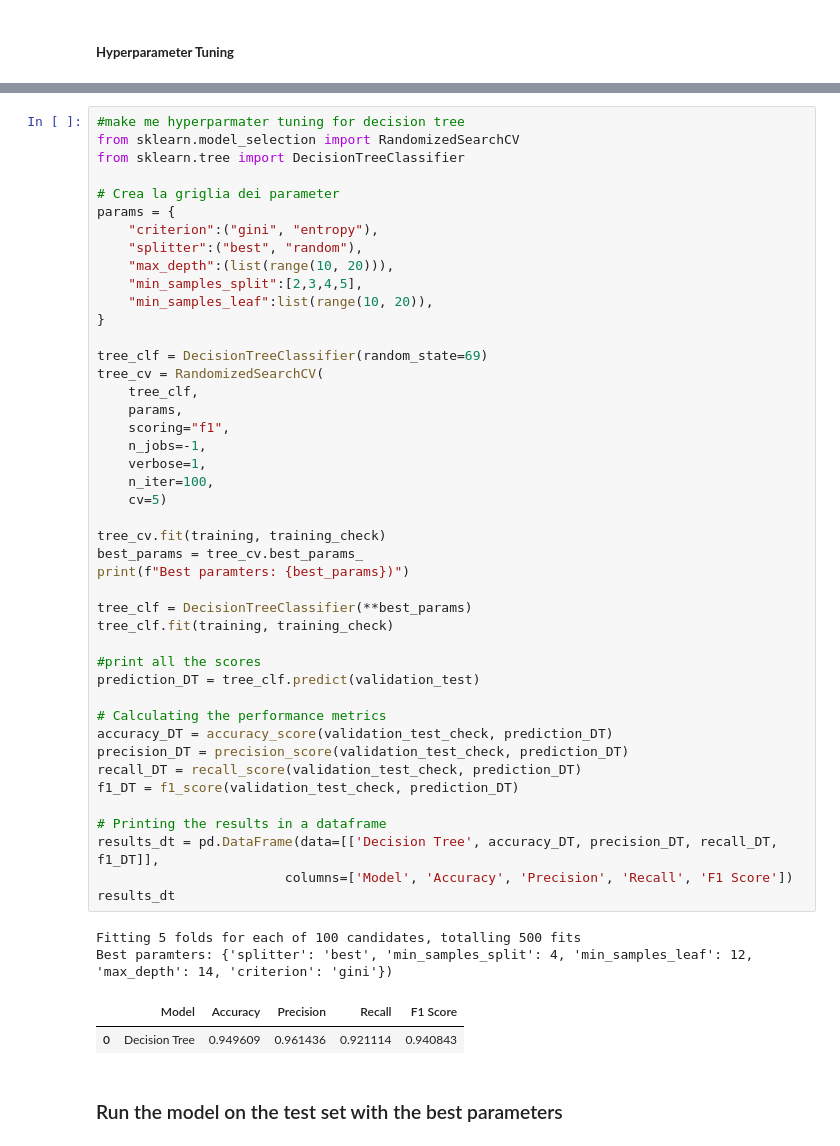
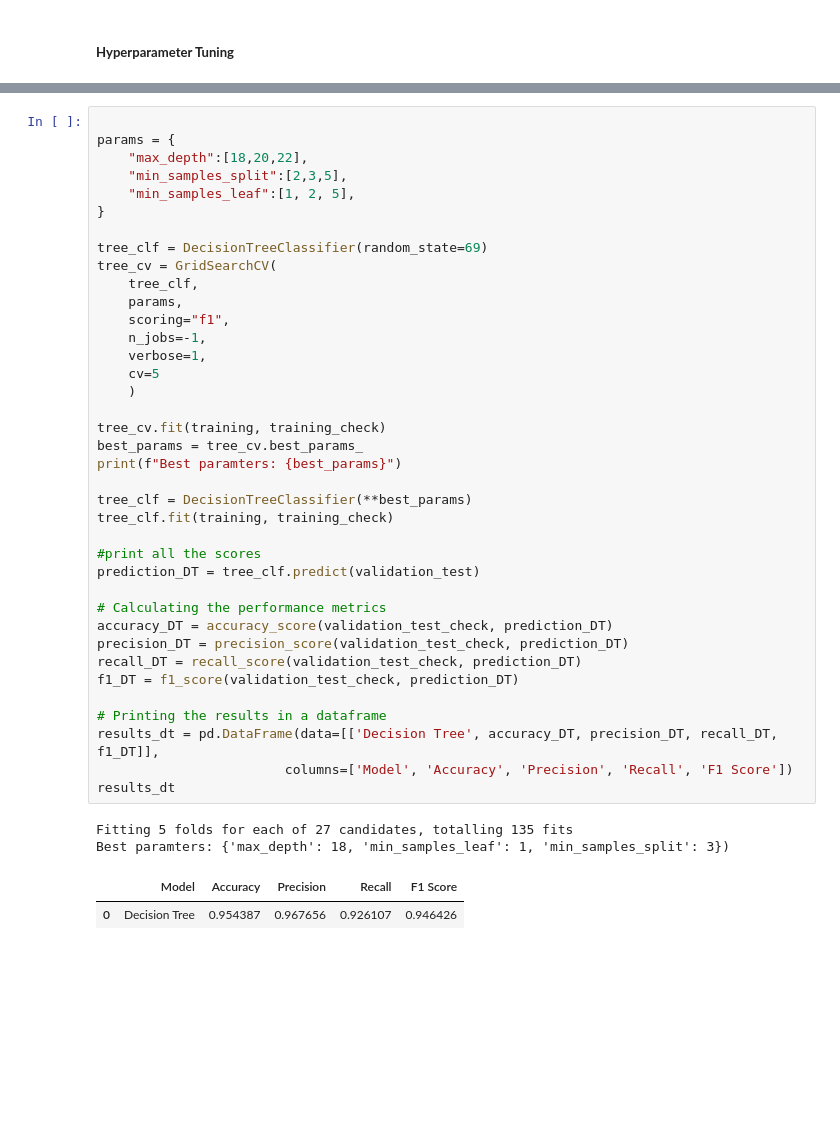
Before and after one commit to Chargent/Trains-Customers-Satisfaction-Machine-Learning-Project, a Jupyter notebook: main.ipynb, the cells around one changed output, grey strips where cells are left out. Cells and saved outputs as stored; diff of their text form; blank space fills up the shorter version.

```diff
--- a/main.ipynb
+++ b/main.ipynb
@@ -693,51 +781,43 @@ After pre-testing with the validation test, we can now start finding the best pa
 # %%
-#make me hyperparmater tuning for decision tree
-from sklearn.model_selection import RandomizedSearchCV
-from sklearn.tree import DecisionTreeClassifier
 
-# Crea la griglia dei parameter
 params = {
-    "criterion":("gini", "entropy"),
-    "splitter":("best", "random"),
-    "max_depth":(list(range(10, 20))),
-    "min_samples_split":[2,3,4,5],
-    "min_samples_leaf":list(range(10, 20)),
+    "max_depth":[18,20,22],
+    "min_samples_split":[2,3,5],
+    "min_samples_leaf":[1, 2, 5],
 }
 
 tree_clf = DecisionTreeClassifier(random_state=69)
-tree_cv = RandomizedSearchCV(
+tree_cv = GridSearchCV(
     tree_clf,
     params,
     scoring="f1",
     n_jobs=-1,
     verbose=1,
-    n_iter=100,
-    cv=5)
+    cv=5
+    )
 
 tree_cv.fit(training, training_check)
 best_params = tree_cv.best_params_
-print(f"Best paramters: {best_params})")
+print(f"Best paramters: {best_params}")
 
 tree_clf = DecisionTreeClassifier(**best_params)
 tree_clf.fit(training, training_check)
 
 #print all the scores
 prediction_DT = tree_clf.predict(validation_test)
 
 # Calculating the performance metrics
 accuracy_DT = accuracy_score(validation_test_check, prediction_DT)
 precision_DT = precision_score(validation_test_check, prediction_DT)
 recall_DT = recall_score(validation_test_check, prediction_DT)
 f1_DT = f1_score(validation_test_check, prediction_DT)
 
 # Printing the results in a dataframe
 results_dt = pd.DataFrame(data=[['Decision Tree', accuracy_DT, precision_DT, recall_DT, f1_DT]],
                         columns=['Model', 'Accuracy', 'Precision', 'Recall', 'F1 Score'])
 results_dt
 # %% [output]
-Fitting 5 folds for each of 100 candidates, totalling 500 fits
-Best paramters: {'splitter': 'best', 'min_samples_split': 4, 'min_samples_leaf': 12, 'max_depth': 14, 'criterion': 'gini'})
+Fitting 5 folds for each of 27 candidates, totalling 135 fits
+Best paramters: {'max_depth': 18, 'min_samples_leaf': 1, 'min_samples_split': 3})
 |  | Model | Accuracy | Precision | Recall | F1 Score |
-| 0 | Decision Tree | 0.949609 | 0.961436 | 0.921114 | 0.940843 |
+| 0 | Decision Tree | 0.954387 | 0.967656 | 0.926107 | 0.946426 |
-# %% [markdown]
-### Run the model on the test set with the best parameters
```
Also changed, not shown: parts of 35 cells of this notebook.
